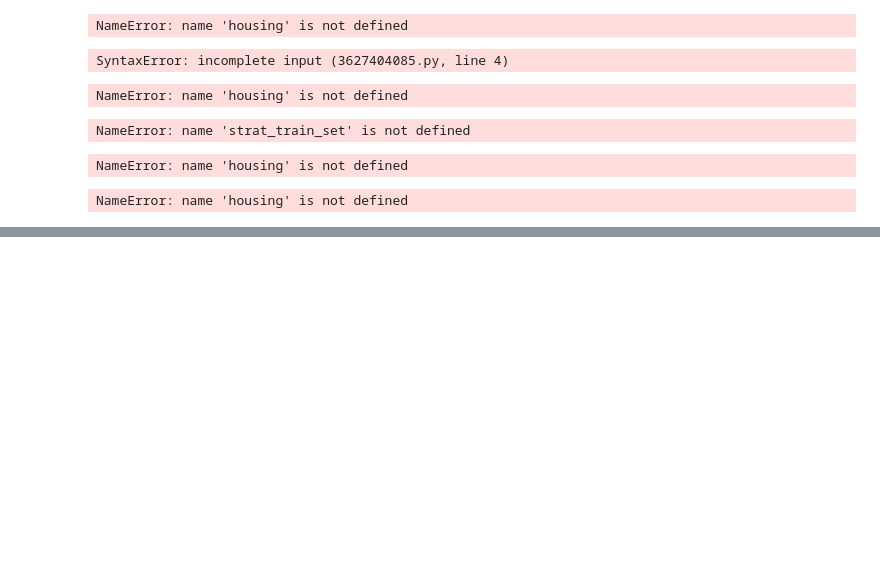
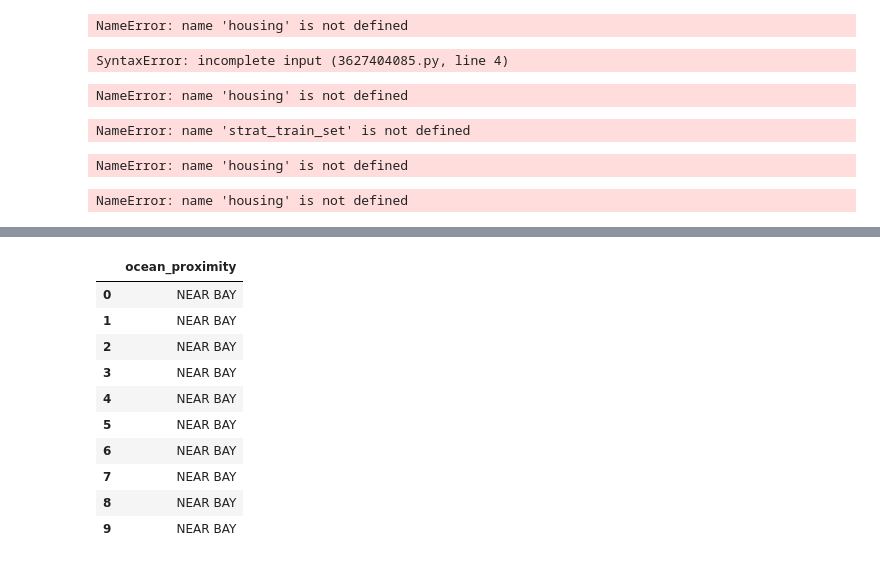
Before and after one commit to THEBOSS0369/machine-learn, a Jupyter notebook: Housing.ipynb, the cells around one changed output, grey strips where cells are left out. Saved outputs shown, nothing was run; the diff lists cells and outputs as text; code cells hidden in the pictures; blank space fills up the shorter version.

```diff
--- a/Housing.ipynb
+++ b/Housing.ipynb
@@ -233,0 +247,17 @@ NameError: name 'housing' is not defined
+# %%
+import os
+import tarfile
+import urllib.request
+
+DOWNLOAD_ROOT = "https://raw.githubusercontent.com/ageron/handson-ml2/master/"
+HOUSING_PATH = os.path.join("datasets", "housing")
+HOUSING_URL = DOWNLOAD_ROOT + "datasets/housing/housing.tgz"
+
+def fetch_housing_data(housing_url=HOUSING_URL, housing_path=HOUSING_PATH):
+    if not os.path.isdir(housing_path):
+        os.makedirs(housing_path)
+    tgz_path = os.path.join(housing_path, "housing.tgz")
+    urllib.request.urlretrieve(housing_url, tgz_path)
+    housing_tgz = tarfile.open(tgz_path)
+    housing_tgz.extractall(path=housing_path)
+    housing_tgz.close()
@@ -233,0 +266,9 @@ NameError: name 'housing' is not defined
+# %%
+import pandas as pd
+
+def load_housing_data(housing_path=HOUSING_PATH):
+    csv_path = os.path.join(housing_path, "housing.csv")
+    return pd.read_csv(csv_path)
+# %%
+housing = load_housing_data()
+housing.info()
@@ -233,0 +293,15 @@ NameError: name 'housing' is not defined
+# %%
+housing_cat = housing[["ocean_proximity"]]
+housing_cat.head(10)
+# %% [output]
+|  | ocean_proximity |
+| 0 | NEAR BAY |
+| 1 | NEAR BAY |
+| 2 | NEAR BAY |
+| 3 | NEAR BAY |
+| 4 | NEAR BAY |
+| 5 | NEAR BAY |
+| 6 | NEAR BAY |
+| 7 | NEAR BAY |
+| 8 | NEAR BAY |
+| 9 | NEAR BAY |
```
Also changed, not shown: parts of 10 cells of this notebook.
